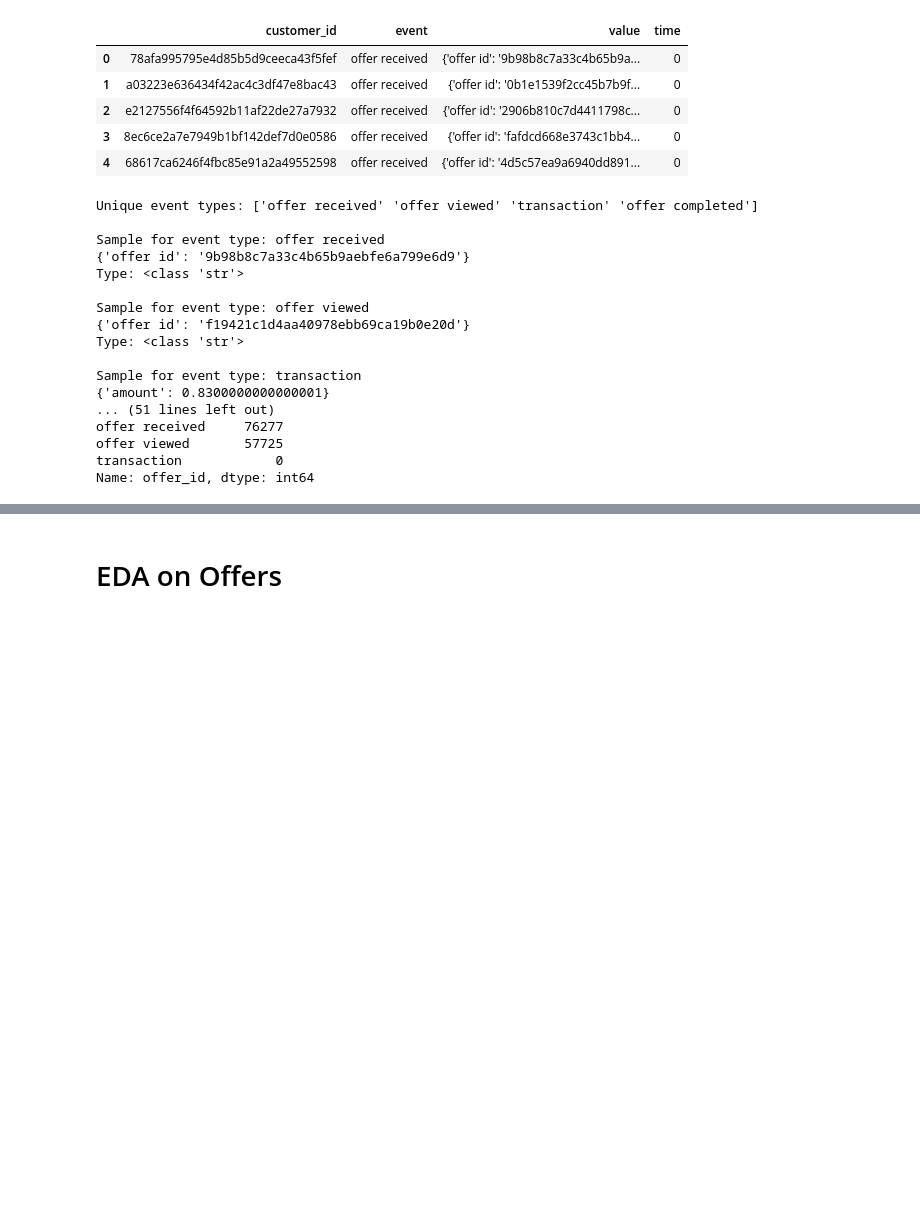
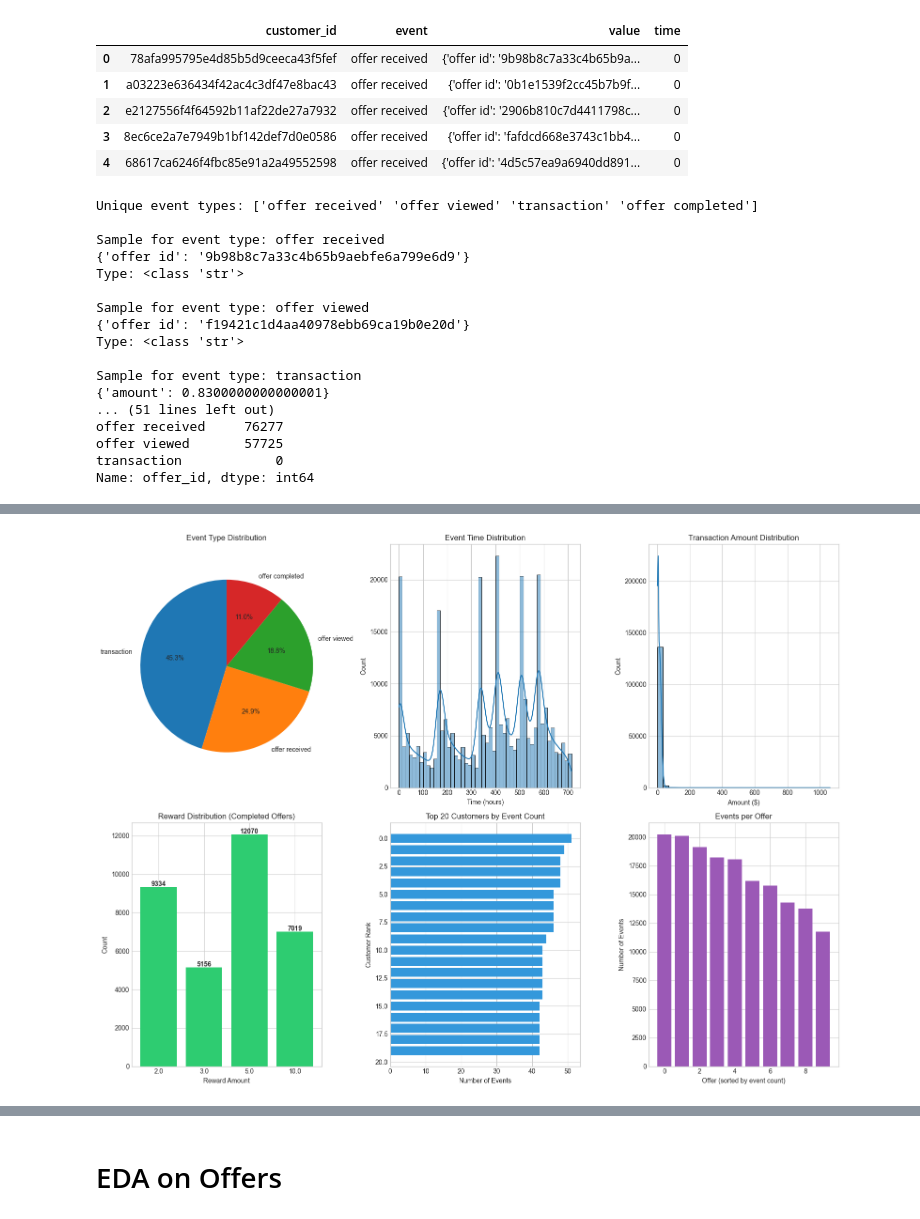
Before and after one commit to techmum21p/Brewlytics_Chat, a Jupyter notebook: Notebooks/01_EDA.ipynb, the cells around one changed output, grey strips where cells are left out. Saved outputs shown, nothing was run; the diff lists cells and outputs as text; code cells hidden in the pictures; blank space fills up the shorter version.

Commit message:
additional feature engineering and analysis

```diff
--- a/Notebooks/01_EDA.ipynb
+++ b/Notebooks/01_EDA.ipynb
@@ -607,0 +1602,90 @@ Name: count, dtype: int64
+# %%
+# ============================================================
+# 2. UNIVARIATE ANALYSIS - EVENTS
+# ============================================================
+print("\n" + "="*50)
+print("2. UNIVARIATE ANALYSIS - EVENTS")
+print("="*50)
+
+# Set up the figure for subplots
+plt.figure(figsize=(16, 12))
+
+# 1. Event Type Distribution
+plt.subplot(2, 3, 1)
+event_counts = df_events['event'].value_counts()
+plt.pie(event_counts, labels=event_counts.index, autopct='%1.1f%%', startangle=90)
+plt.title('Event Type Distribution')
+plt.axis('equal')
+
+# 2. Time Distribution (when events occur)
+plt.subplot(2, 3, 2)
+sns.histplot(data=df_events, x='time', bins=50, kde=True)
+plt.title('Event Time Distribution')
+plt.xlabel('Time (hours)')
+plt.ylabel('Count')
+
+# 3. Transaction Amount Distribution (only for transactions)
+plt.subplot(2, 3, 3)
+transaction_amounts = df_events[df_events['event'] == 'transaction']['amount'].dropna()
+if len(transaction_amounts) > 0:
+    sns.histplot(transaction_amounts, bins=30, kde=True)
+    plt.title('Transaction Amount Distribution')
+    plt.xlabel('Amount ($)')
+    plt.ylabel('Count')
+else:
+    plt.text(0.5, 0.5, 'No transaction data', ha='center', va='center', transform=plt.gca().transAxes)
+
+# 4. Reward Distribution (for completed offers)
+plt.subplot(2, 3, 4)
+reward_values = df_events[df_events['event'] == 'offer completed']['reward'].dropna()
+if len(reward_values) > 0:
+    reward_counts = reward_values.value_counts().sort_index()
+    plt.bar(range(len(reward_counts)), reward_counts.values, color='#2ecc71')
+    plt.xticks(range(len(reward_counts)), reward_counts.index)
+    plt.title('Reward Distribution (Completed Offers)')
+    plt.xlabel('Reward Amount')
+    plt.ylabel('Count')
+    for i, v in enumerate(reward_counts.values):
+        plt.text(i, v + 50, str(v), ha='center', fontweight='bold')
+else:
+    plt.text(0.5, 0.5, 'No reward data', ha='center', va='center', transform=plt.gca().transAxes)
+
+# 5. Event Count by Customer (top 20)
+plt.subplot(2, 3, 5)
+events_per_customer = df_events['customer_id'].value_counts().head(20)
+plt.barh(range(len(events_per_customer)), events_per_customer.values, color='#3498db')
+plt.title('Top 20 Customers by Event Count')
+plt.xlabel('Number of Events')
+plt.ylabel('Customer Rank')
+plt.gca().invert_yaxis()
+
+# 6. Unique Offers Distribution
+plt.subplot(2, 3, 6)
+offers_with_events = df_events[df_events['offer_id'].notna()]
+if len(offers_with_events) > 0:
+    events_per_offer = offers_with_events.groupby('offer_id')['event'].count().sort_values(ascending=False)
+    plt.bar(range(len(events_per_offer)), events_per_offer.values, color='#9b59b6')
+    plt.title('Events per Offer')
+    plt.xlabel('Offer (sorted by event count)')
+    plt.ylabel('Number of Events')
+else:
+    plt.text(0.5, 0.5, 'No offer data', ha='center', va='center', transform=plt.gca().transAxes)
+
+plt.tight_layout()
+plt.show()
+
+# Print summary statistics
+print("\n" + "-"*50)
+print("Event Summary Statistics:")
+print(f"\nTotal Events: {len(df_events):,}")
+print(f"Unique Customers: {df_events['customer_id'].nunique():,}")
+print(f"Unique Offers: {df_events['offer_id'].nunique()}")
+print(f"\nEvent Breakdown:")
+print(df_events['event'].value_counts())
+print(f"\nTransaction Statistics:")
+if len(transaction_amounts) > 0:
+    print(f"Mean transaction: ${transaction_amounts.mean():.2f}")
+    print(f"Median transaction: ${transaction_amounts.median():.2f}")
+    print(f"Total transaction volume: ${transaction_amounts.sum():,.2f}")
+print(f"\nAverage events per customer: {len(df_events) / df_events['customer_id'].nunique():.2f}")
+# %% [output]
@@ -607,0 +1695 @@ Name: count, dtype: int64
+[figure, added]
```
Also changed, not shown: parts of 26 cells of this notebook.
